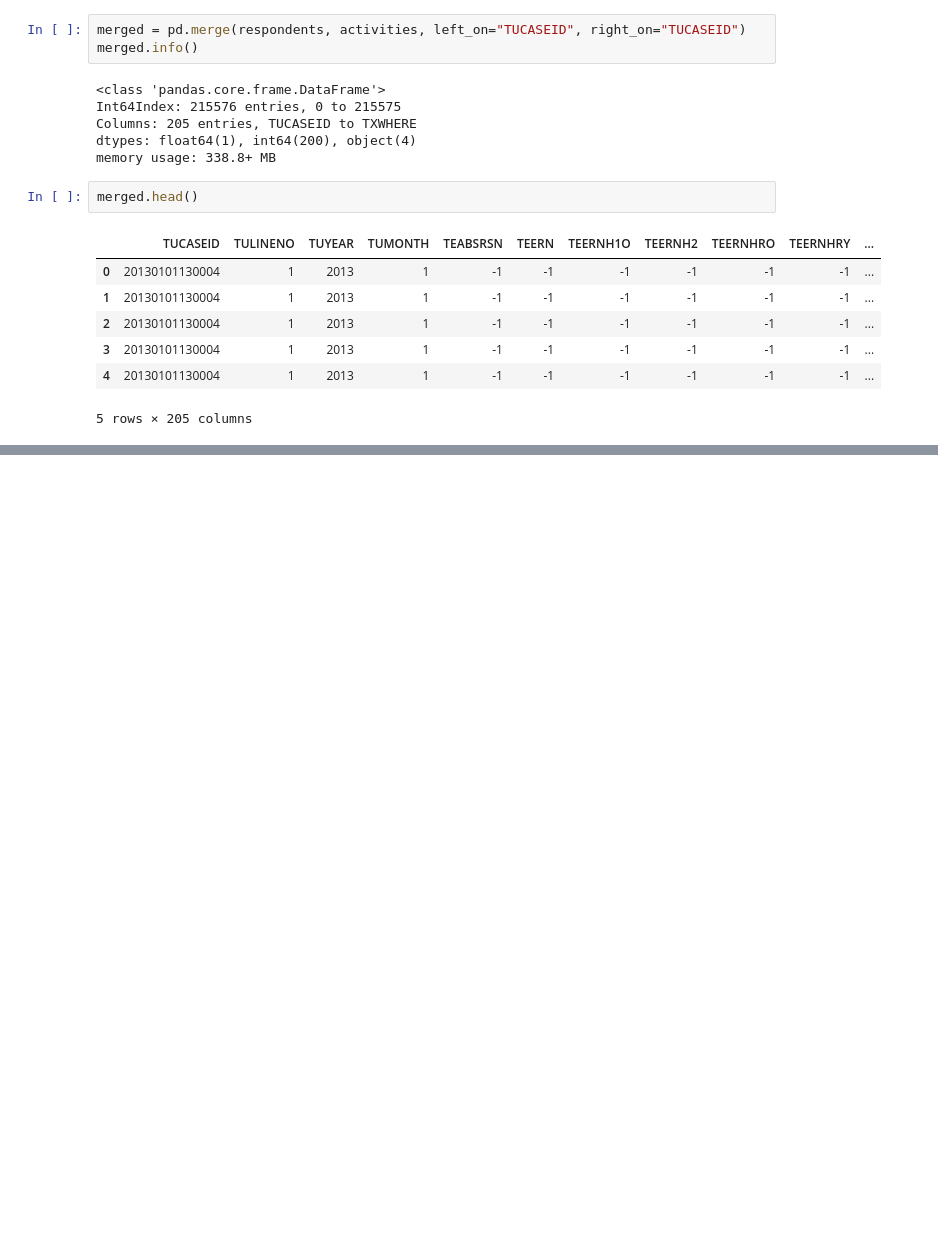
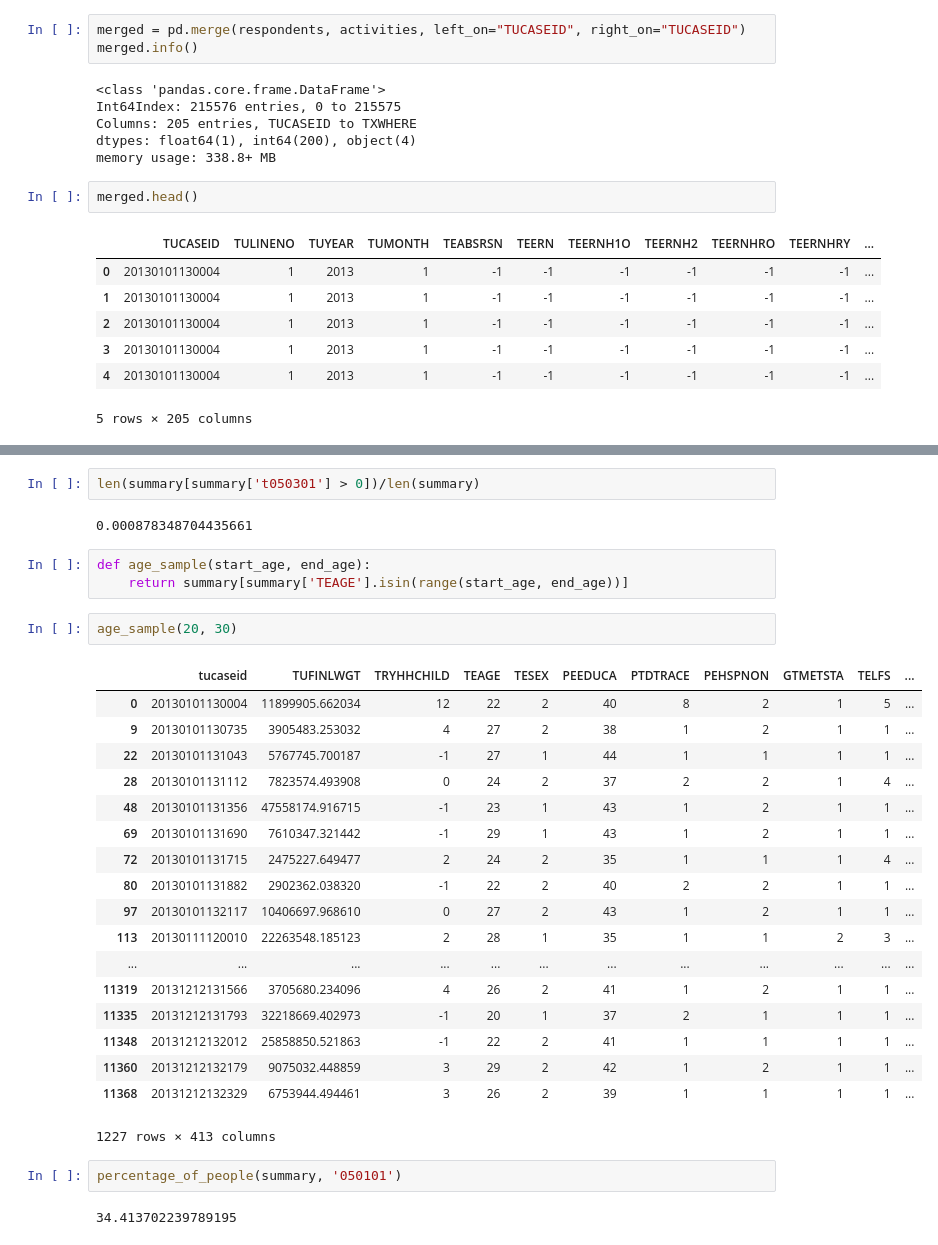
Before and after one commit to tiyd-python-2015-01/atus-analysis, a Jupyter notebook: Starting Point.ipynb, the cells around one changed output, grey strips where cells are left out. Drawn from its saved outputs; the diff is of its cells as text; blank space fills up the shorter version.

```diff
--- a/Starting Point.ipynb
+++ b/Starting Point.ipynb
@@ -223,0 +291,32 @@ merged.head()
+# %%
+len(summary[summary['t050301'] > 0])/len(summary)
+# %% [output]
+0.000878348704435661
+# %%
+def age_sample(start_age, end_age):
+    return summary[summary['TEAGE'].isin(range(start_age, end_age))]
+# %%
+age_sample(20, 30)
+# %% [output]
+|  | tucaseid | TUFINLWGT | TRYHHCHILD | TEAGE | TESEX | PEEDUCA | PTDTRACE | PEHSPNON | GTMETSTA | TELFS | ... |
+| 0 | 20130101130004 | 11899905.662034 | 12 | 22 | 2 | 40 | 8 | 2 | 1 | 5 | ... |
+| 9 | 20130101130735 | 3905483.253032 | 4 | 27 | 2 | 38 | 1 | 2 | 1 | 1 | ... |
+| 22 | 20130101131043 | 5767745.700187 | -1 | 27 | 1 | 44 | 1 | 1 | 1 | 1 | ... |
+| 28 | 20130101131112 | 7823574.493908 | 0 | 24 | 2 | 37 | 2 | 2 | 1 | 4 | ... |
+| 48 | 20130101131356 | 47558174.916715 | -1 | 23 | 1 | 43 | 1 | 2 | 1 | 1 | ... |
+| 69 | 20130101131690 | 7610347.321442 | -1 | 29 | 1 | 43 | 1 | 2 | 1 | 1 | ... |
+| 72 | 20130101131715 | 2475227.649477 | 2 | 24 | 2 | 35 | 1 | 1 | 1 | 4 | ... |
+| 80 | 20130101131882 | 2902362.038320 | -1 | 22 | 2 | 40 | 2 | 2 | 1 | 1 | ... |
+| 97 | 20130101132117 | 10406697.968610 | 0 | 27 | 2 | 43 | 1 | 2 | 1 | 1 | ... |
+| 113 | 20130111120010 | 22263548.185123 | 2 | 28 | 1 | 35 | 1 | 1 | 2 | 3 | ... |
+| ... | ... | ... | ... | ... | ... | ... | ... | ... | ... | ... | ... |
+| 11319 | 20131212131566 | 3705680.234096 | 4 | 26 | 2 | 41 | 1 | 2 | 1 | 1 | ... |
+| 11335 | 20131212131793 | 32218669.402973 | -1 | 20 | 1 | 37 | 2 | 1 | 1 | 1 | ... |
+| 11348 | 20131212132012 | 25858850.521863 | -1 | 22 | 2 | 41 | 1 | 1 | 1 | 1 | ... |
+| 11360 | 20131212132179 | 9075032.448859 | 3 | 29 | 2 | 42 | 1 | 2 | 1 | 1 | ... |
+| 11368 | 20131212132329 | 6753944.494461 | 3 | 26 | 2 | 39 | 1 | 1 | 1 | 1 | ... |
+1227 rows × 413 columns
+# %%
+percentage_of_people(summary, '050101')
+# %% [output]
+34.413702239789195
```
Also changed, not shown: parts of 91 cells of this notebook, 1 other file.
